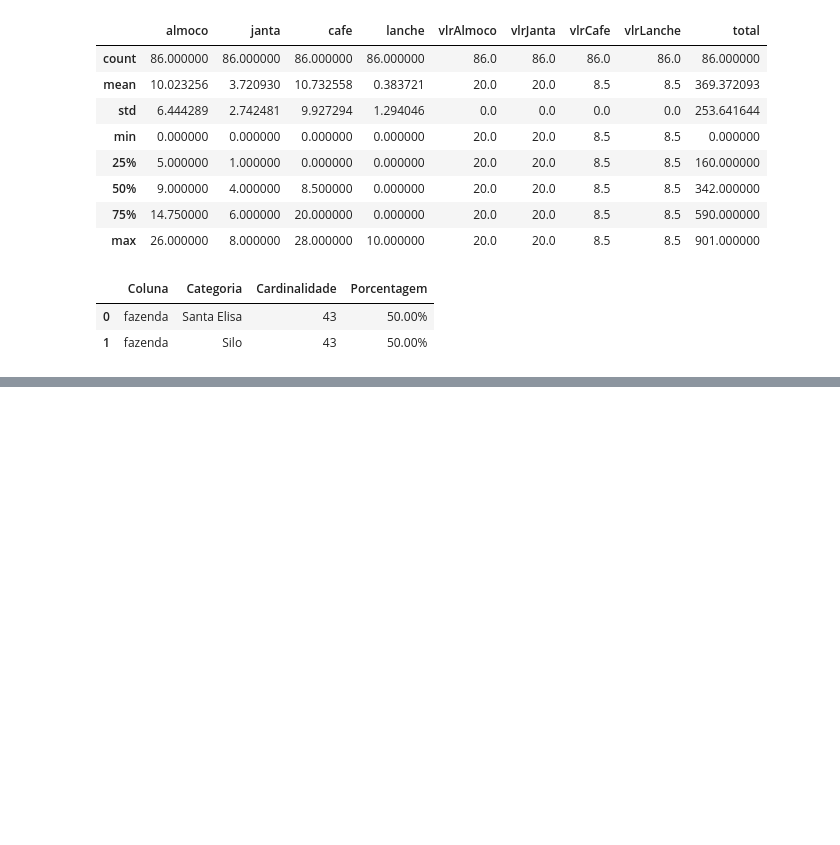
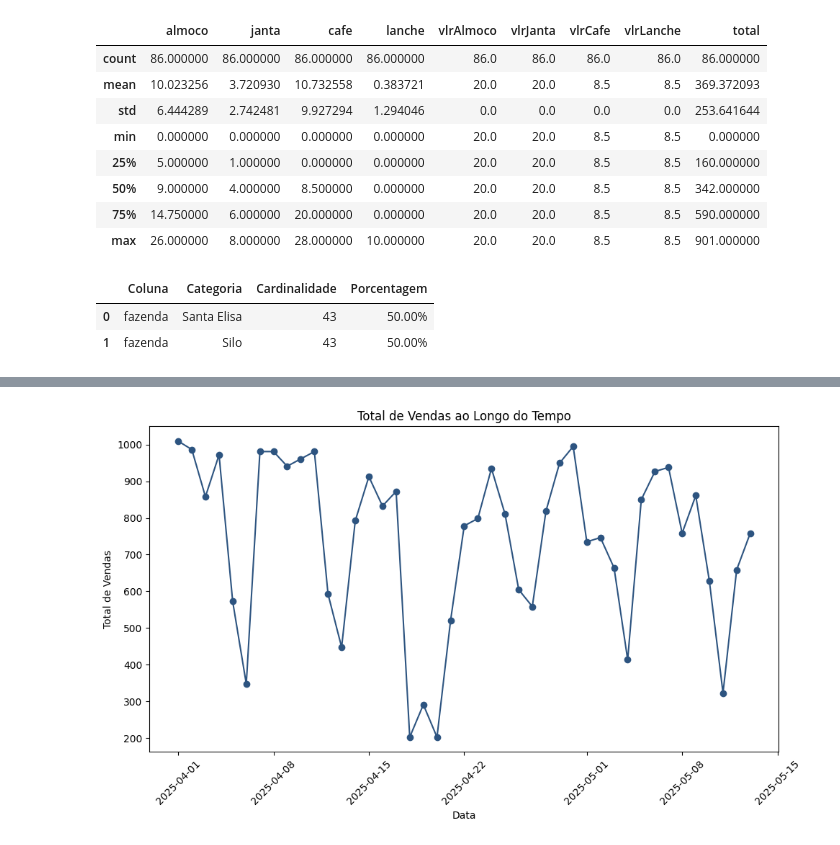
Before and after one commit to rafa-trindade/dashboard-elisaagro, a Jupyter notebook: notebooks/eda.ipynb, the cells around one changed output, grey strips where cells are left out. Drawn from its saved outputs; the diff is of its cells as text; code cells hidden in the pictures; blank space fills up the shorter version.

```diff
--- a/notebooks/eda.ipynb
+++ b/notebooks/eda.ipynb
@@ -100,9 +121,19 @@ fig1.show()
 # %%
 # 003. Evolução temporal do total de vendas
+import matplotlib.pyplot as plt
+
 df_data_total = df_filtrado.groupby('data')['total'].sum().reset_index()
-fig2 = px.line(df_data_total, x='data', y='total',
-               title='Total de Vendas ao Longo do Tempo')
-fig2.show()
+
+plt.figure(figsize=(10, 6))
+plt.plot(df_data_total['data'], df_data_total['total'], marker='o', color=util.barra_azul)
+plt.title('Total de Vendas ao Longo do Tempo')
+plt.xlabel('Data')
+plt.ylabel('Total de Vendas')
+plt.xticks(rotation=45)
+plt.tight_layout()
+plt.show()
+# %% [output]
+[figure, added]
 # %%
 # 004. Comparativo de ticket médio (valor unitário) entre fazendas
 df_filtrado['vlr_unit_almoco'] = df_filtrado['vlralmoco'] / df_filtrado['almoco'].replace(0, pd.NA)
```
Also changed, not shown: parts of 20 cells of this notebook, 1 other file.
